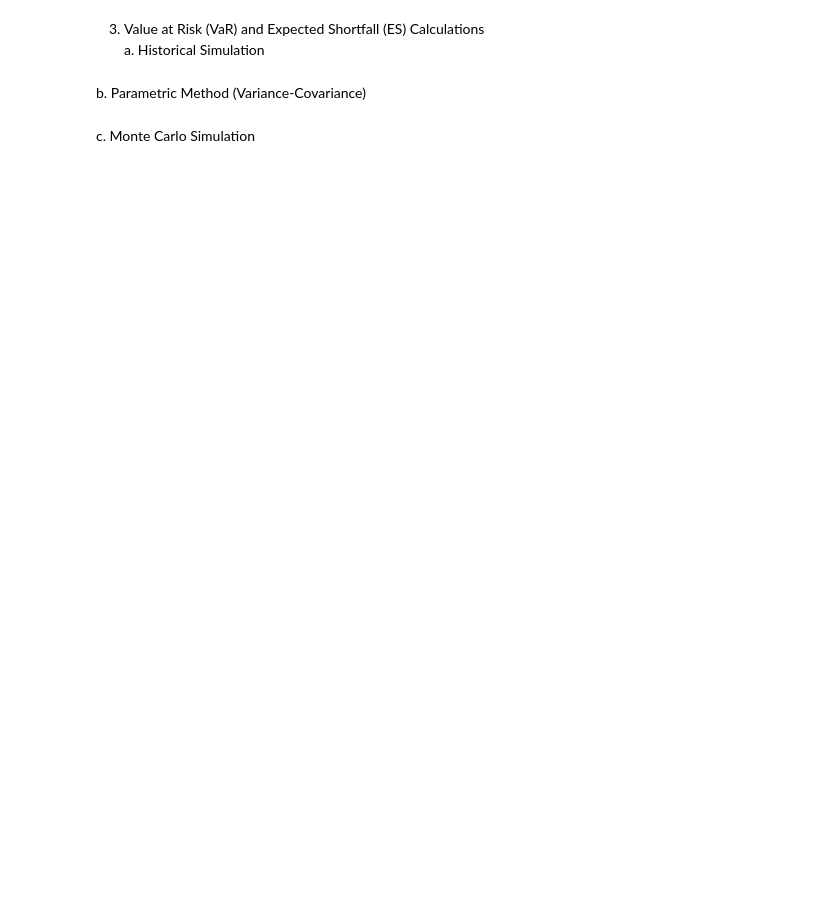
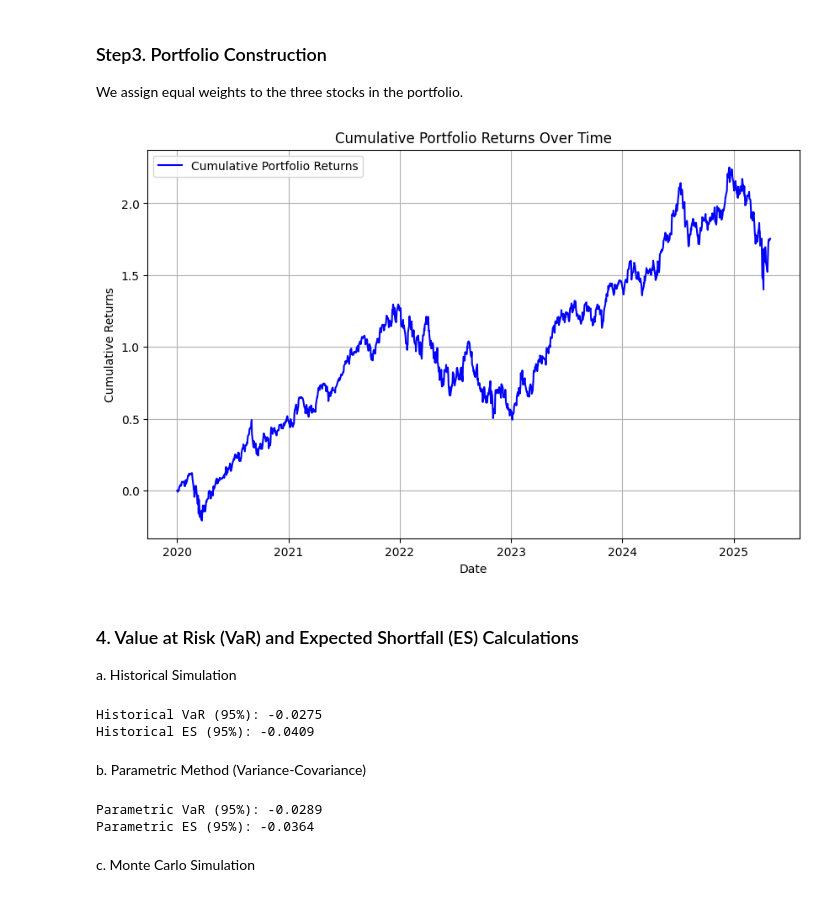
Before and after one commit to shadow-27/RR_TeamProject, a Jupyter notebook: Var_ES.ipynb, the cells around one changed output. Cells and saved outputs as stored; diff of their text form; code cells hidden in the pictures; blank space fills up the shorter version.

```diff
--- a/Var_ES.ipynb
+++ b/Var_ES.ipynb
@@ -25,16 +59,22 @@ from scipy.stats import norm
 We'll fetch historical stock data for a portfolio consisting of Apple (AAPL), Microsoft (MSFT), and Google (GOOG) from Yahoo Finance.
 # %%
-# Define the portfolio
-tickers = ['AAPL', 'MSFT', 'GOOG']
-weights = np.array([0.4, 0.3, 0.3])  # Portfolio weights
-
-# Fetch data
+# Define tickers and date range
+tickers = ['AAPL', 'GOOG', 'MSFT']
 start_date = '2020-01-01'
 end_date = '2025-05-01'
-data = yf.download(tickers, start=start_date, end=end_date)['Adj Close']
+
+# Download data (MultiIndex by default)
+data = yf.download(tickers, start=start_date, end=end_date)
+
+# Extract only 'Close' prices from the MultiIndex columns
+close_prices = data['Close']  # Now a DataFrame with tickers as columns
+
+# Drop any rows with missing values
+close_prices.dropna(inplace=True)
 
 # Calculate daily returns
-returns = data.pct_change().dropna()
+returns = close_prices.pct_change().fillna(0)  # Fill NaN values with 0 for the first row
 
-# Calculate portfolio returns
-portfolio_returns = returns.dot(weights)
+# Display the first few rows of data
+print("First few rows of daily returns:")
+print(returns.head())
@@ -41,19 +96,62 @@ portfolio_returns = returns.dot(weights)
+# %% [markdown]
+### Step3. Portfolio Construction
+We assign equal weights to the three stocks in the portfolio.
+# %%
+# Define portfolio weights (equal weight in this example)
+weights = np.array([1/3, 1/3, 1/3])
+
+# Compute portfolio returns
+portfolio_returns = returns.dot(weights)
+
+# plot the cumulative portfolio returns
+cumulative_returns = (1 + portfolio_returns).cumprod() - 1
+plt.figure(figsize=(10, 6))
+plt.plot(cumulative_returns, label='Cumulative Portfolio Returns', color='blue')
+plt.title('Cumulative Portfolio Returns Over Time')
+plt.xlabel('Date')
+plt.ylabel('Cumulative Returns')
+plt.legend()
+plt.grid()
+plt.show()
+# %% [output]
+[figure, added]
 # %% [markdown]
-3. Value at Risk (VaR) and Expected Shortfall (ES) Calculations <br>
+### 4. Value at Risk (VaR) and Expected Shortfall (ES) Calculations <br>
 a. Historical Simulation
 # %%
+# Confidence Interval
 confidence_level = 0.95
+
+# Calculate VaR and ES using the historical method
 var_hist = np.percentile(portfolio_returns, (1 - confidence_level) * 100)
 es_hist = portfolio_returns[portfolio_returns < var_hist].mean()
+print("Historical VaR (95%):", round(var_hist, 4))
+print("Historical ES (95%):", round(es_hist, 4))
+# %% [output]
+Historical VaR (95%): -0.0275
+Historical ES (95%): -0.0409
 # %% [markdown]
 b. Parametric Method (Variance-Covariance)
 # %%
+# Calculate mean and standard deviation of portfolio returns
 mean_return = portfolio_returns.mean()
 std_return = portfolio_returns.std()
+
+# Calculate the z-score for the given confidence level
 z_score = norm.ppf(1 - confidence_level)
 
+# Parametric VaR (Variance-Covariance method)
 var_param = mean_return + z_score * std_return
+
+# Parametric ES (Expected Shortfall)
 es_param = mean_return - std_return * norm.pdf(z_score) / (1 - confidence_level)
+
+# Print the results
+print(f"Parametric VaR (95%): {var_param:.4f}")
+print(f"Parametric ES (95%): {es_param:.4f}")
+# %% [output]
+Parametric VaR (95%): -0.0289
+Parametric ES (95%): -0.0364
 # %% [markdown]
 c. Monte Carlo Simulation
 # %%
```
Also changed, not shown: parts of 15 cells of this notebook, 3 other files.
